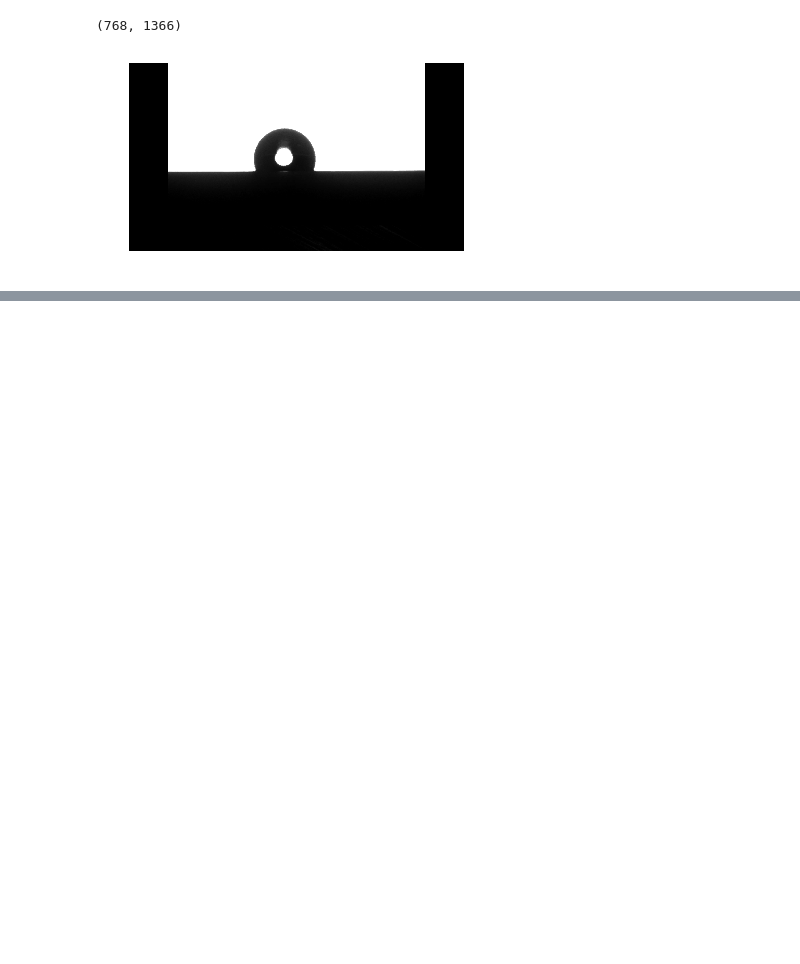
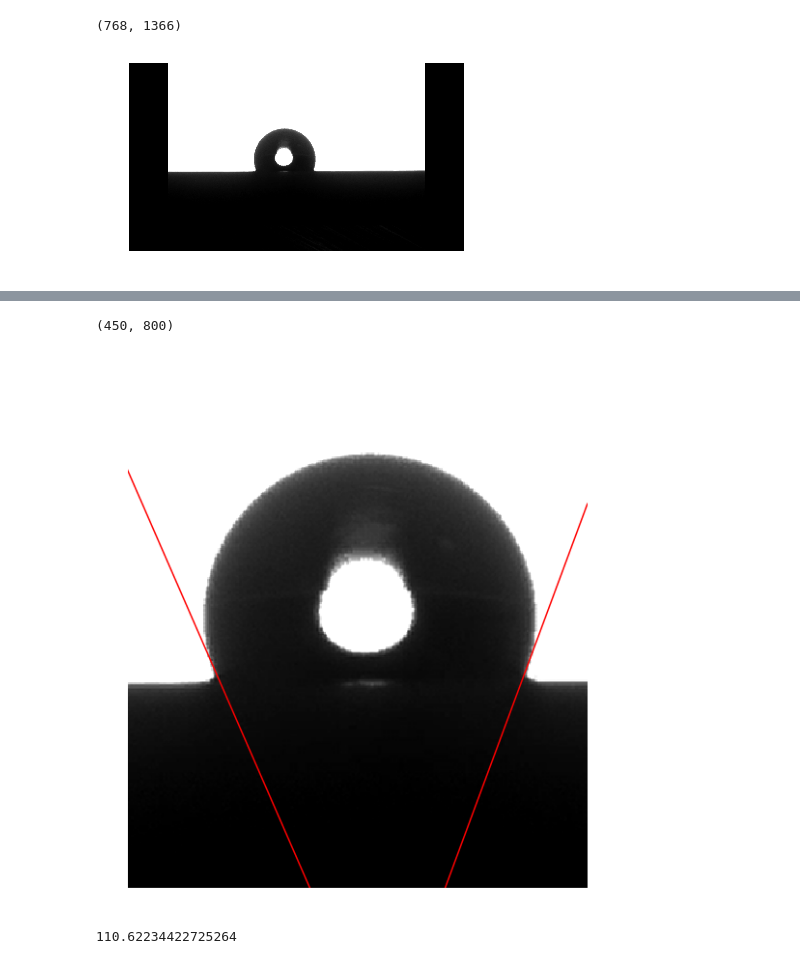
Before and after one commit to michaelorella/Sessile.drop.analysis, a Jupyter notebook: testing.ipynb, the cells around one changed output, grey strips where cells are left out. Saved outputs shown, nothing was run; the diff lists cells and outputs as text; code cells hidden in the pictures; blank space fills up the shorter version.

```diff
--- a/testing.ipynb
+++ b/testing.ipynb
@@ -79,3 +102,25 @@ plt.plot(circ_points[:,0],circ_points[:,1],'.')
+# %%
+x = np.linspace(400,800,100)
+b1,m1 = Out[54]
+b2,m2 = Out[55]
+
+y1 = m1*x + b1
+y2 = m2*x + b2
+# %%
+plt.figure(figsize=(10,10))
+plt.imshow(im,cmap = 'gray',vmin = 0, vmax = 1)
+plt.gca().axis('off');
+plt.plot(x,y1,'r-')
+plt.plot(x,y2,'r-')
+plt.ylim([600,200])
+plt.xlim([450,800])
+# %% [output]
+(450, 800)
+[figure, added]
+# %%
+180 - np.arccos(np.dot([1,m2],[1,m])/np.linalg.norm([1,m2])/np.linalg.norm([1,m]))*180/np.pi
+# %% [output]
+110.62234422725264
 # %%
 def dist(param,points):
     *z , r = param
```
Also changed, not shown: parts of 8 cells of this notebook.
